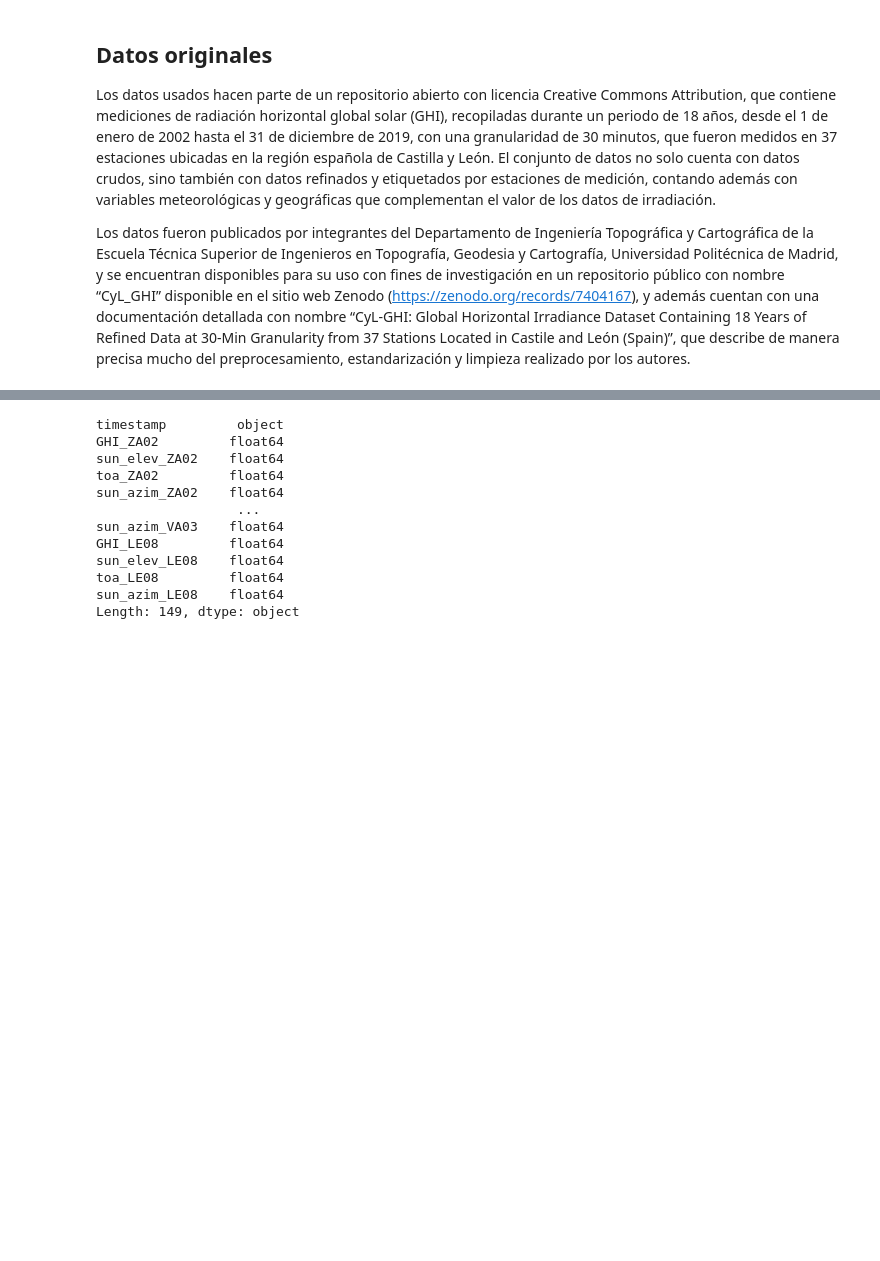
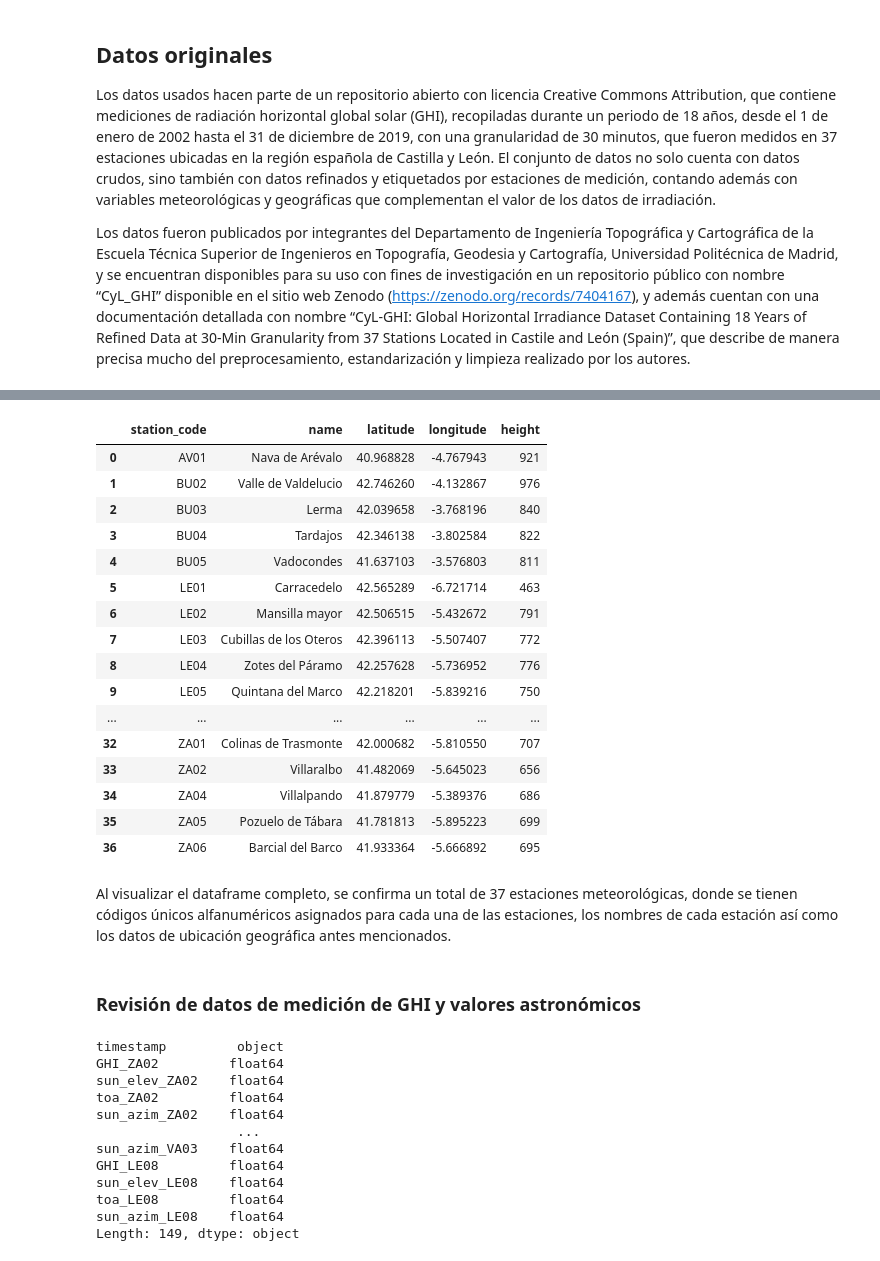
Before and after one commit to MoisesGuerreroUdeA/Seminario-Analitica-CDatos, a Jupyter notebook: jupyter/ME03/ME03.ipynb, the cells around one changed output, grey strips where cells are left out. Saved outputs shown, nothing was run; the diff lists cells and outputs as text; code cells hidden in the pictures; blank space fills up the shorter version.

```diff
--- a/jupyter/ME03/ME03.ipynb
+++ b/jupyter/ME03/ME03.ipynb
@@ -47,3 +49,27 @@ Los datos de GHI pueden relacionarse con los datos meteorológicos por medio de
+# %%
+df_geo
+# %% [output]
+|  | station_code | name | latitude | longitude | height |
+| 0 | AV01 | Nava de Arévalo | 40.968828 | -4.767943 | 921 |
+| 1 | BU02 | Valle de Valdelucio | 42.746260 | -4.132867 | 976 |
+| 2 | BU03 | Lerma | 42.039658 | -3.768196 | 840 |
+| 3 | BU04 | Tardajos | 42.346138 | -3.802584 | 822 |
+| 4 | BU05 | Vadocondes | 41.637103 | -3.576803 | 811 |
+| 5 | LE01 | Carracedelo | 42.565289 | -6.721714 | 463 |
+| 6 | LE02 | Mansilla mayor | 42.506515 | -5.432672 | 791 |
+| 7 | LE03 | Cubillas de los Oteros | 42.396113 | -5.507407 | 772 |
+| 8 | LE04 | Zotes del Páramo | 42.257628 | -5.736952 | 776 |
+| 9 | LE05 | Quintana del Marco | 42.218201 | -5.839216 | 750 |
+| ... | ... | ... | ... | ... | ... |
+| 32 | ZA01 | Colinas de Trasmonte | 42.000682 | -5.810550 | 707 |
+| 33 | ZA02 | Villaralbo | 41.482069 | -5.645023 | 656 |
+| 34 | ZA04 | Villalpando | 41.879779 | -5.389376 | 686 |
+| 35 | ZA05 | Pozuelo de Tábara | 41.781813 | -5.895223 | 699 |
+| 36 | ZA06 | Barcial del Barco | 41.933364 | -5.666892 | 695 |
+# %% [markdown]
+Al visualizar el dataframe completo, se confirma un total de 37 estaciones meteorológicas, donde se tienen códigos únicos alfanuméricos asignados para cada una de las estaciones, los nombres de cada estación así como los datos de ubicación geográfica antes mencionados.
+# %% [markdown]
+### Revisión de datos de medición de GHI y valores astronómicos
 # %%
 df_ghi.dtypes
 # %% [output]
```
Also changed, not shown: parts of 20 cells of this notebook.
